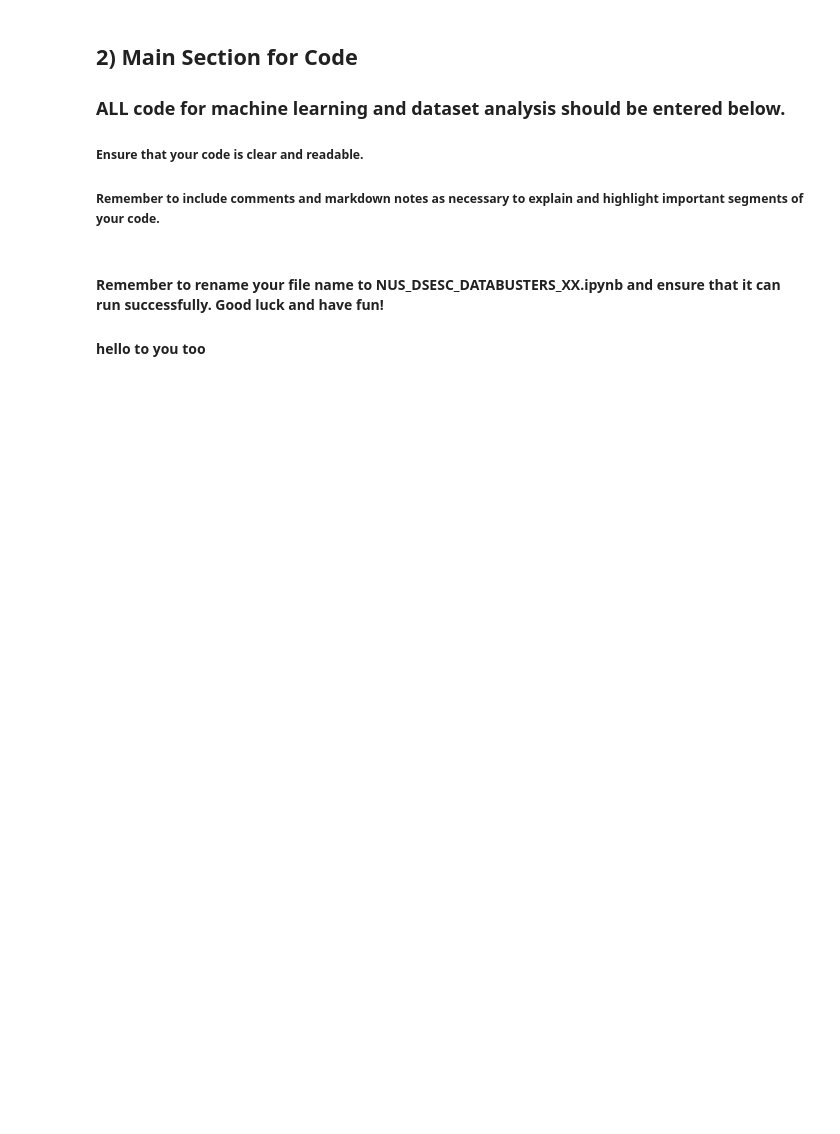
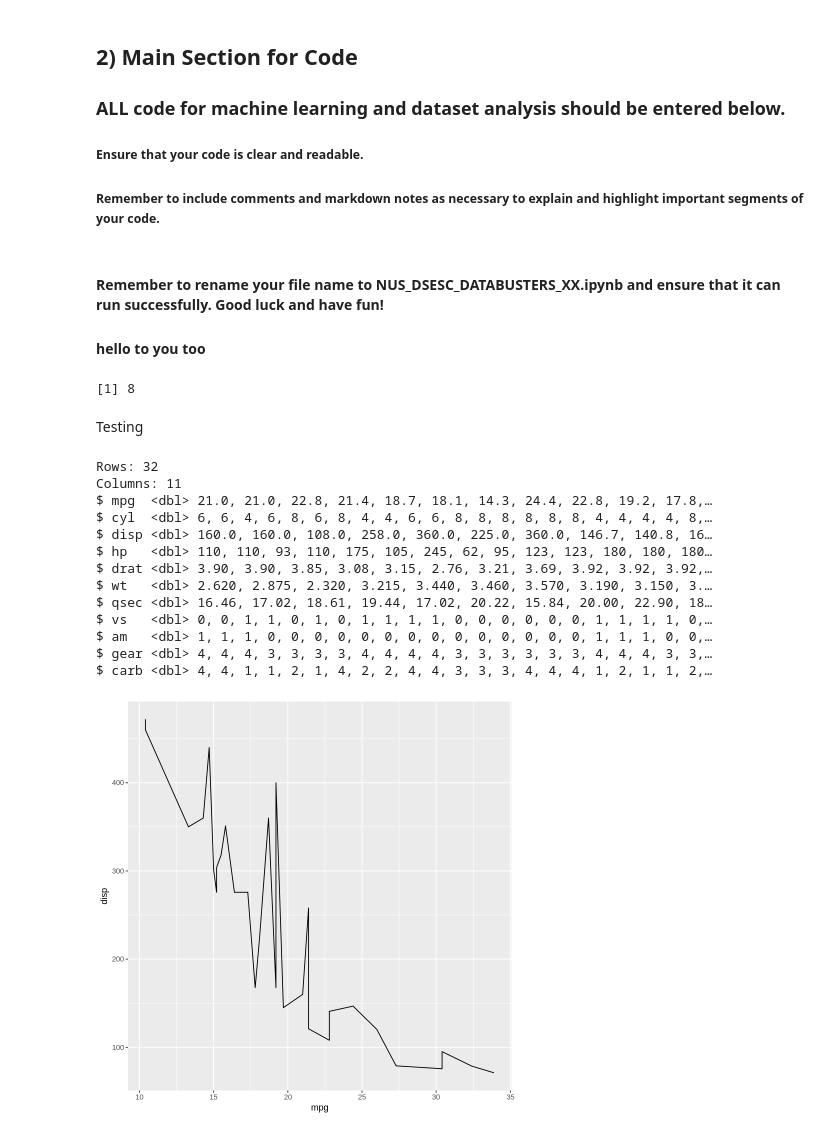
Before and after one commit to melgann/Databusters-group27, a Jupyter notebook: NUS_DSESC_DATABUSTERS_XX.ipynb, the cells around one changed output. Drawn from its saved outputs; the diff is of its cells as text; code cells hidden in the pictures; blank space fills up the shorter version.

```diff
--- a/NUS_DSESC_DATABUSTERS_XX.ipynb
+++ b/NUS_DSESC_DATABUSTERS_XX.ipynb
@@ -19,3 +26,31 @@
 # %% [markdown]
 #### Remember to rename your file name to **NUS_DSESC_DATABUSTERS_XX.ipynb** and ensure that it can run successfully. Good luck and have fun!
 #### hello to you too
+# %%
+x = 3
+y = 5
+z = x + y
+z
+# %% [output]
+[1] 8
+# %% [markdown]
+Testing
+# %%
+glimpse(mtcars)
+ggplot(mtcars, aes(x = mpg, y = disp)) +
+  geom_line()
+# %% [output]
+Rows: 32
+Columns: 11
+$ mpg  <dbl> 21.0, 21.0, 22.8, 21.4, 18.7, 18.1, 14.3, 24.4, 22.8, 19.2, 17.8,…
+$ cyl  <dbl> 6, 6, 4, 6, 8, 6, 8, 4, 4, 6, 6, 8, 8, 8, 8, 8, 8, 4, 4, 4, 4, 8,…
+$ disp <dbl> 160.0, 160.0, 108.0, 258.0, 360.0, 225.0, 360.0, 146.7, 140.8, 16…
+$ hp   <dbl> 110, 110, 93, 110, 175, 105, 245, 62, 95, 123, 123, 180, 180, 180…
+$ drat <dbl> 3.90, 3.90, 3.85, 3.08, 3.15, 2.76, 3.21, 3.69, 3.92, 3.92, 3.92,…
+$ wt   <dbl> 2.620, 2.875, 2.320, 3.215, 3.440, 3.460, 3.570, 3.190, 3.150, 3.…
+$ qsec <dbl> 16.46, 17.02, 18.61, 19.44, 17.02, 20.22, 15.84, 20.00, 22.90, 18…
+$ vs   <dbl> 0, 0, 1, 1, 0, 1, 0, 1, 1, 1, 1, 0, 0, 0, 0, 0, 0, 1, 1, 1, 1, 0,…
+$ am   <dbl> 1, 1, 1, 0, 0, 0, 0, 0, 0, 0, 0, 0, 0, 0, 0, 0, 0, 1, 1, 1, 0, 0,…
+$ gear <dbl> 4, 4, 4, 3, 3, 3, 3, 4, 4, 4, 4, 3, 3, 3, 3, 3, 3, 4, 4, 4, 3, 3,…
+$ carb <dbl> 4, 4, 1, 1, 2, 1, 4, 2, 2, 4, 4, 3, 3, 3, 4, 4, 4, 1, 2, 1, 1, 2,…
+[figure, added]
```
Also changed, not shown: parts of 1 cell of this notebook.
